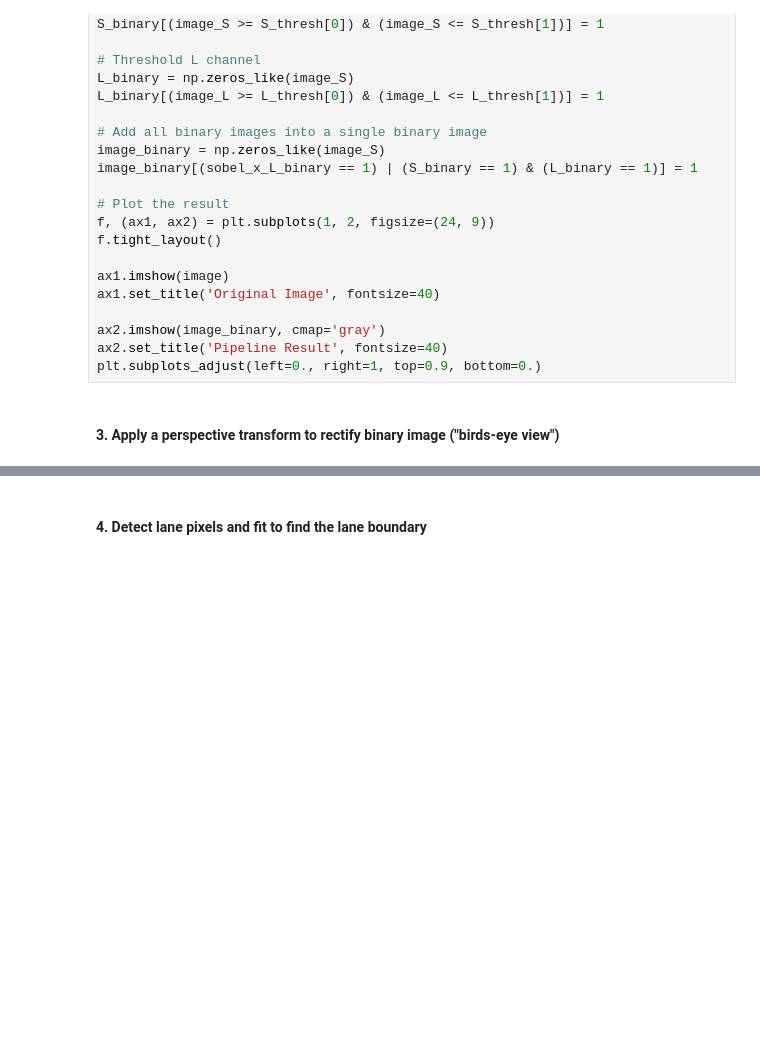
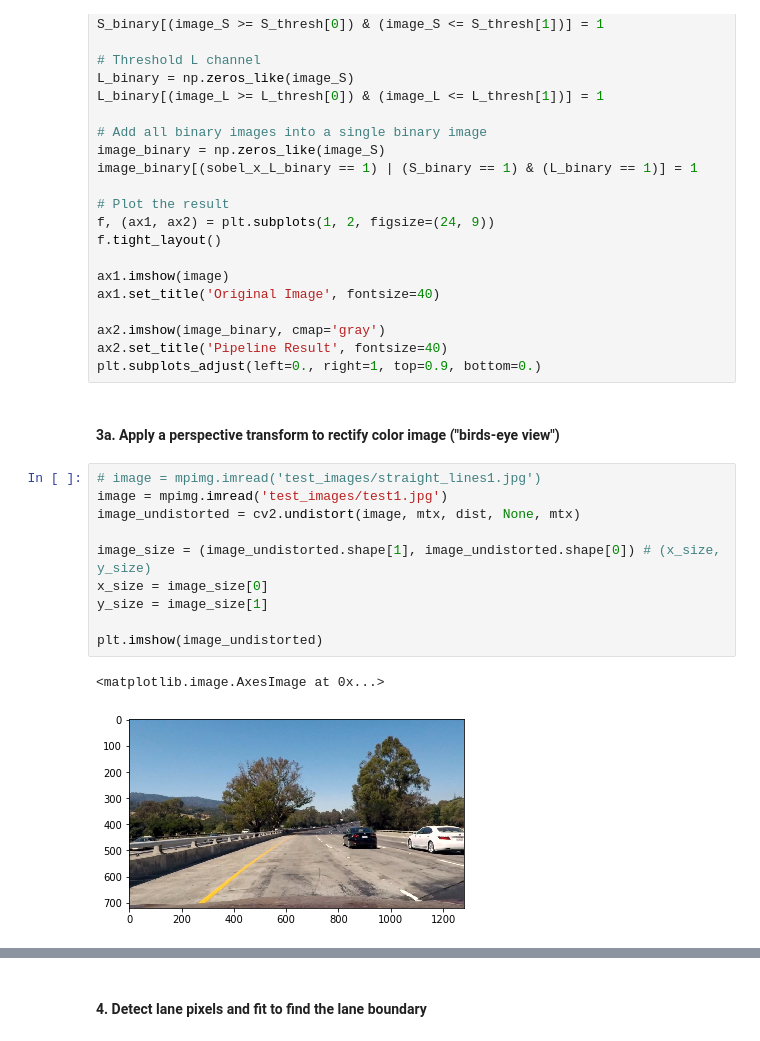
Before and after one commit to ninemillionbicycles/CarND-AdvancedLaneLines-P2, a Jupyter notebook: P2.ipynb, the cells around one changed output, grey strips where cells are left out. Saved outputs shown, nothing was run; the diff lists cells and outputs as text; blank space fills up the shorter version.

```diff
--- a/P2.ipynb
+++ b/P2.ipynb
@@ -314,4 +313,17 @@ ax2.imshow(image_binary, cmap='gray')
 ax2.set_title('Pipeline Result', fontsize=40)
 plt.subplots_adjust(left=0., right=1, top=0.9, bottom=0.)
 # %% [markdown]
-#### 3. Apply a perspective transform to rectify binary image ("birds-eye view")
+#### 3a. Apply a perspective transform to rectify color image ("birds-eye view")
+# %%
+# image = mpimg.imread('test_images/straight_lines1.jpg')
+image = mpimg.imread('test_images/test1.jpg')
+image_undistorted = cv2.undistort(image, mtx, dist, None, mtx)
+
+image_size = (image_undistorted.shape[1], image_undistorted.shape[0]) # (x_size, y_size)
+x_size = image_size[0]
+y_size = image_size[1]
+
+plt.imshow(image_undistorted)
+# %% [output]
+<matplotlib.image.AxesImage at 0x...>
+[figure, added]
```
Also changed, not shown: parts of 6 cells of this notebook, 39 other files.
